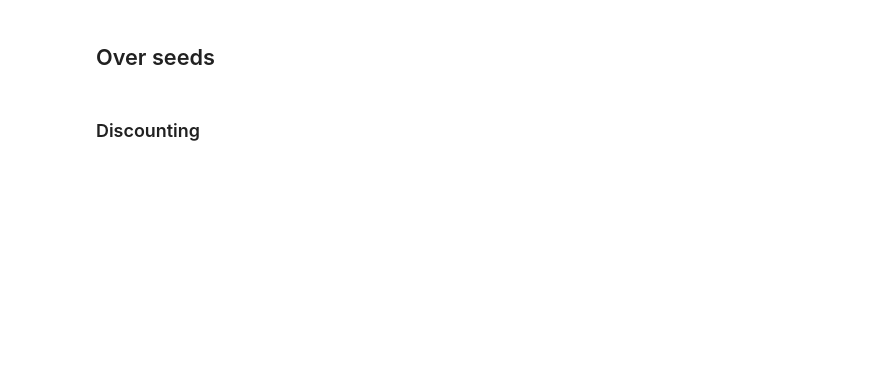
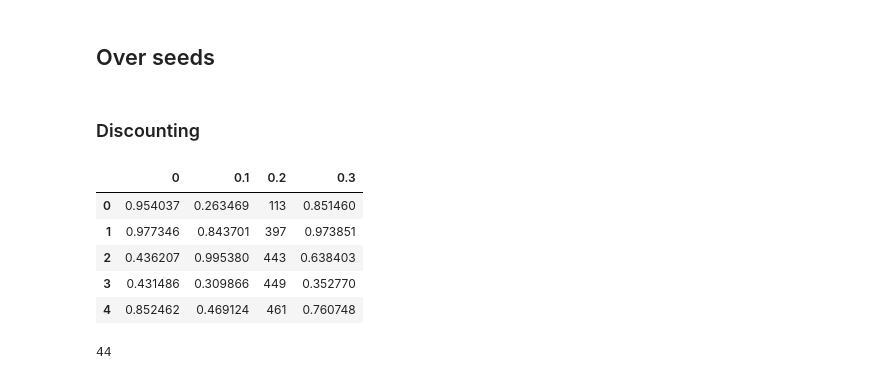
Before and after one commit to Nikoleta-v3/conditional-cooperation-with-longer-memory, a Jupyter notebook: notebooks/Merging Evolutionary Data.ipynb, the cells around one changed output. Cells and saved outputs as stored; diff of their text form; code cells hidden in the pictures; blank space fills up the shorter version.

```diff
--- a/notebooks/Merging Evolutionary Data.ipynb
+++ b/notebooks/Merging Evolutionary Data.ipynb
@@ -490,0 +579,11 @@ files = glob.glob("../data/counting_two_bit/*.csv")
+# %%
+df = pd.read_csv("../data/counting/bits_2_beta_2_seed_1_c_0.1.csv")
+# %%
+df.head()
+# %% [output]
+|  | 0 | 0.1 | 0.2 | 0.3 |
+| 0 | 0.954037 | 0.263469 | 113 | 0.851460 |
+| 1 | 0.977346 | 0.843701 | 397 | 0.973851 |
+| 2 | 0.436207 | 0.995380 | 443 | 0.638403 |
+| 3 | 0.431486 | 0.309866 | 449 | 0.352770 |
+| 4 | 0.852462 | 0.469124 | 461 | 0.760748 |
@@ -491,3 +595,7 @@ files = glob.glob("../data/counting_two_bit/*.csv")
+# %%
+len(files)
+# %% [output]
+44
 # %%
 cs = [0, 0.1, 0.2, 0.3, 0.4, 0.5, 0.6, 0.7, 0.8, 0.9, 1]
 # %%
```
Also changed, not shown: parts of 30 cells of this notebook, 4 other files.
